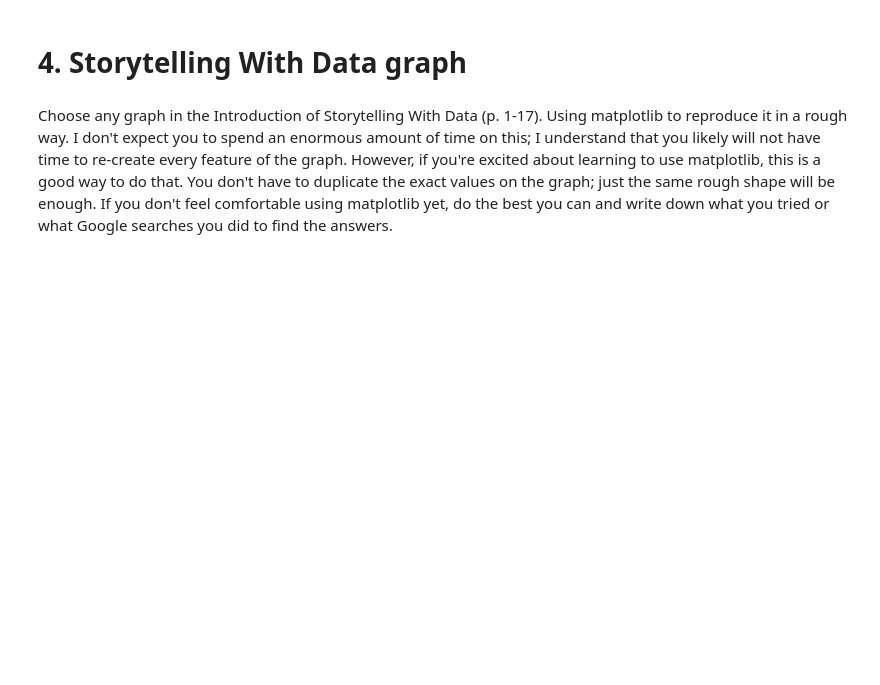
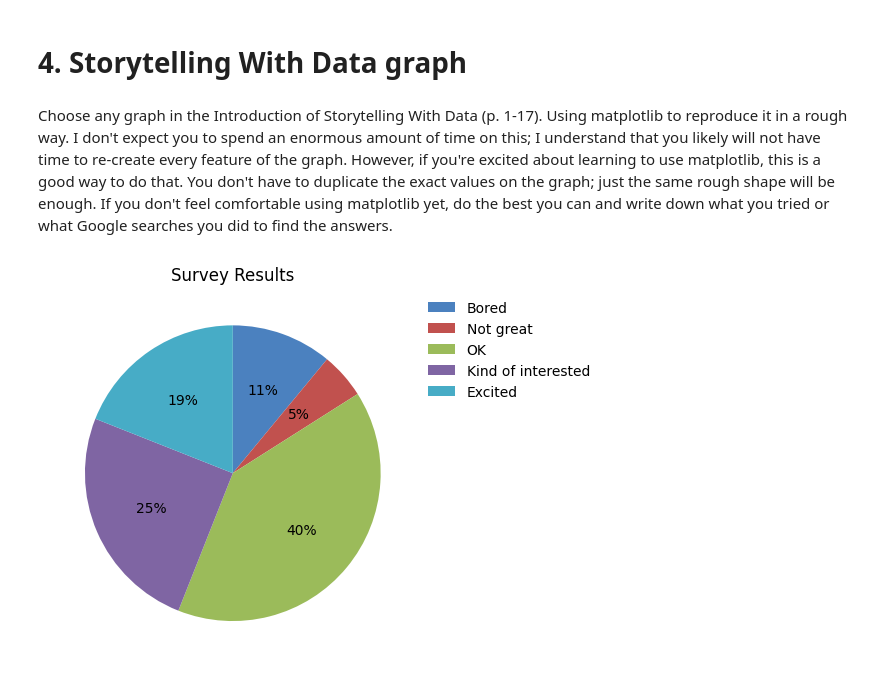
Before and after one commit to hoangt05/Module-B-semester-2, a Jupyter notebook: OMDS-ModB2-Week1-Hoang-Trang.ipynb, the cells around one changed output. Drawn from its saved outputs; the diff is of its cells as text; code cells hidden in the pictures; blank space fills up the shorter version.

```diff
--- a/OMDS-ModB2-Week1-Hoang-Trang.ipynb
+++ b/OMDS-ModB2-Week1-Hoang-Trang.ipynb
@@ -582,3 +668,18 @@ ax.set_xlabel("Birth Date") # label the x axis
 # 4. Storytelling With Data graph
 # %% [markdown]
 Choose any graph in the Introduction of Storytelling With Data (p. 1-17).  Using matplotlib to reproduce it in a rough way.  I don't expect you to spend an enormous amount of time on this; I understand that you likely will not have time to re-create every feature of the graph.  However, if you're excited about learning to use matplotlib, this is a good way to do that.  You don't have to duplicate the exact values on the graph; just the same rough shape will be enough.  If you don't feel comfortable using matplotlib yet, do the best you can and write down what you tried or what Google searches you did to find the answers.
+# %%
+labels = ['Bored','Not great','OK','Kind of interested','Excited']
+percentage = [11,5,40,25,19]
+colors = ['#4b81bf','#c1514e','#9bbb5a','#7f65a3','#47acc6']
+
+plt.pie(percentage,
+    colors = colors,
+    startangle=90,
+    counterclock=False,
+    autopct='%1.0f%%')
+plt.title('Survey Results')
+plt.legend(labels = labels, bbox_to_anchor=(1,0,0.5,1), frameon=False)
+plt.show()
+# %% [output]
+[figure, added]
```
Also changed, not shown: parts of 9 cells of this notebook, 3 other files.
